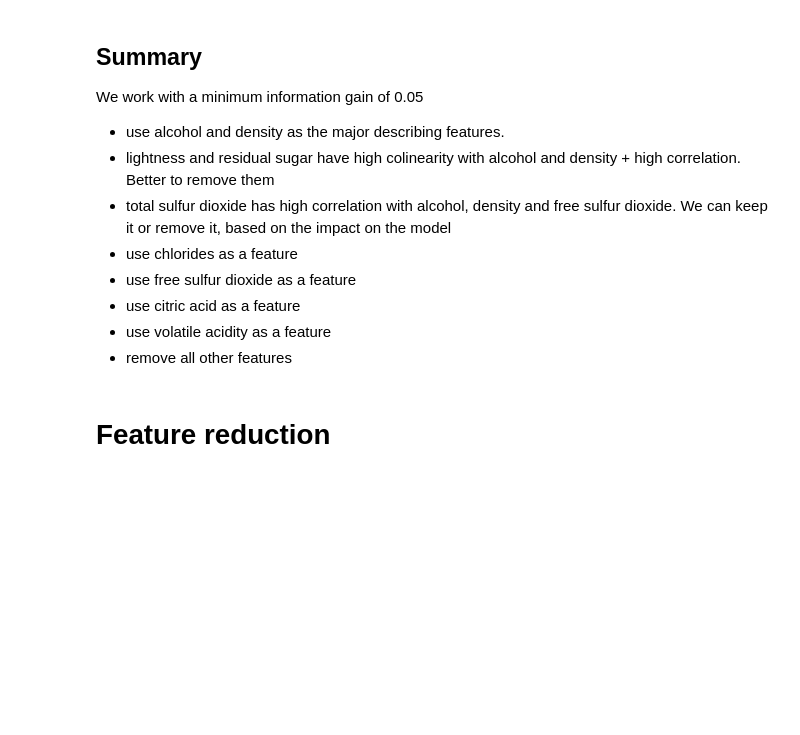
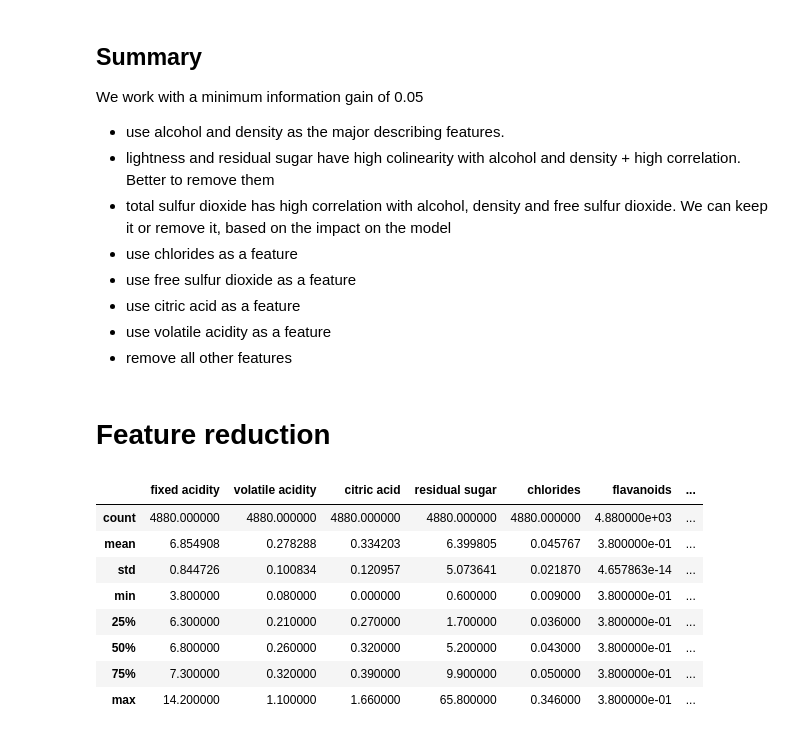
Before and after one commit to proohit/trends-in-ds-team1, a Jupyter notebook: data reduction tasks/white_wine_data_reduction.ipynb, the cells around one changed output. Drawn from its saved outputs; the diff is of its cells as text; code cells hidden in the pictures; blank space fills up the shorter version.

```diff
--- a/data reduction tasks/white_wine_data_reduction.ipynb
+++ b/data reduction tasks/white_wine_data_reduction.ipynb
@@ -208,6 +208,18 @@ We work with a minimum information gain of 0.05
 - remove all other features
 # %% [markdown]
 # Feature reduction
+# %%
+display(wine_white[wine_white['quality'] < 11].dropna().drop('ID', axis=1).describe(include='all'))
+# %% [output]
+|  | fixed acidity | volatile acidity | citric acid | residual sugar | chlorides | flavanoids | ... |
+| count | 4880.000000 | 4880.000000 | 4880.000000 | 4880.000000 | 4880.000000 | 4.880000e+03 | ... |
+| mean | 6.854908 | 0.278288 | 0.334203 | 6.399805 | 0.045767 | 3.800000e-01 | ... |
+| std | 0.844726 | 0.100834 | 0.120957 | 5.073641 | 0.021870 | 4.657863e-14 | ... |
+| min | 3.800000 | 0.080000 | 0.000000 | 0.600000 | 0.009000 | 3.800000e-01 | ... |
+| 25% | 6.300000 | 0.210000 | 0.270000 | 1.700000 | 0.036000 | 3.800000e-01 | ... |
+| 50% | 6.800000 | 0.260000 | 0.320000 | 5.200000 | 0.043000 | 3.800000e-01 | ... |
+| 75% | 7.300000 | 0.320000 | 0.390000 | 9.900000 | 0.050000 | 3.800000e-01 | ... |
+| max | 14.200000 | 1.100000 | 1.660000 | 65.800000 | 0.346000 | 3.800000e-01 | ... |
 # %%
 #Multidimensional scaling
 from sklearn.manifold import MDS
```
Also changed, not shown: parts of 2 cells of this notebook.
